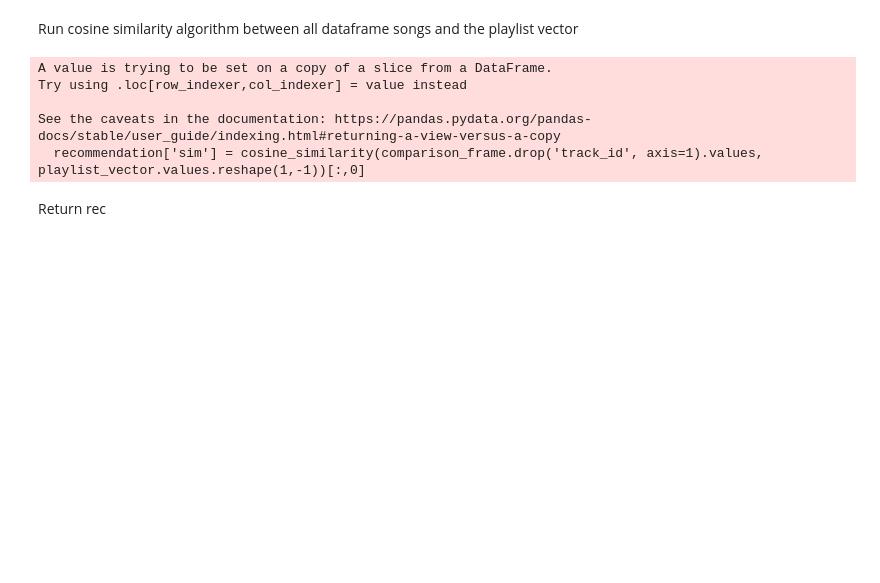
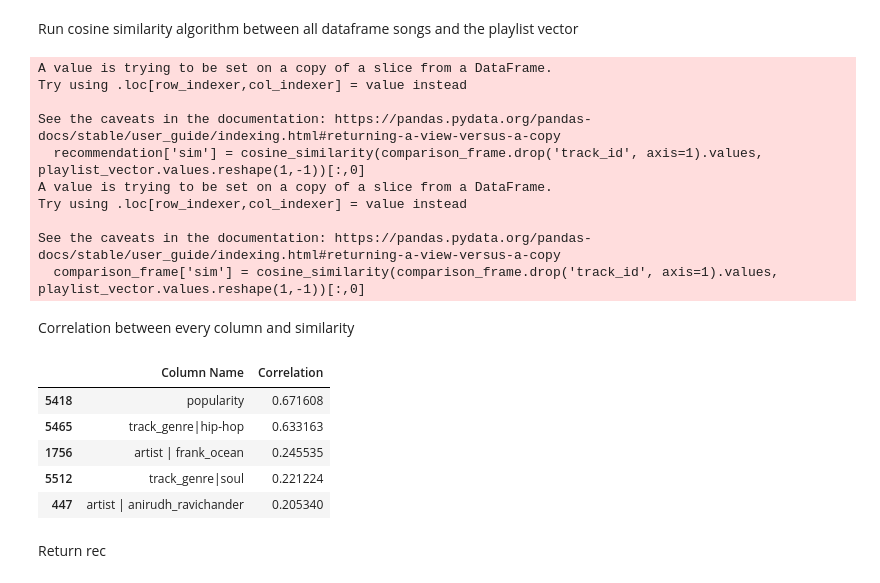
Before and after one commit to kev-ae/ds1-course_project, a Jupyter notebook: cbf.ipynb, the cells around one changed output. Drawn from its saved outputs; the diff is of its cells as text; code cells hidden in the pictures; blank space fills up the shorter version.

Commit message:
Data analysis

```diff
--- a/cbf.ipynb
+++ b/cbf.ipynb
@@ -163,12 +163,40 @@ recommendation = df[df['track_id'].isin(comparison_frame['track_id'].values)]
 
 #Go through each song in the dataframe and calculate similarity score with playlist vector
 recommendation['sim'] = cosine_similarity(comparison_frame.drop('track_id', axis=1).values, playlist_vector.values.reshape(1,-1))[:,0]
+comparison_frame['sim'] = cosine_similarity(comparison_frame.drop('track_id', axis=1).values, playlist_vector.values.reshape(1,-1))[:,0]
 # %% [output]
 A value is trying to be set on a copy of a slice from a DataFrame.
 Try using .loc[row_indexer,col_indexer] = value instead
 
 See the caveats in the documentation: https://pandas.pydata.org/pandas-docs/stable/user_guide/indexing.html#returning-a-view-versus-a-copy
   recommendation['sim'] = cosine_similarity(comparison_frame.drop('track_id', axis=1).values, playlist_vector.values.reshape(1,-1))[:,0]
+A value is trying to be set on a copy of a slice from a DataFrame.
+Try using .loc[row_indexer,col_indexer] = value instead
+
+See the caveats in the documentation: https://pandas.pydata.org/pandas-docs/stable/user_guide/indexing.html#returning-a-view-versus-a-copy
+  comparison_frame['sim'] = cosine_similarity(comparison_frame.drop('track_id', axis=1).values, playlist_vector.values.reshape(1,-1))[:,0]
+# %% [markdown]
+Correlation between every column and similarity
+# %%
+correlation_df = pd.DataFrame()
+correlation_df['Column Name'] = [""]
+correlation_df['Correlation'] = [0]
+
+for (column_name, _) in comparison_frame.iteritems():
+    if(column_name == 'sim' or column_name == 'track_name' or column_name == 'track_id'):
+        break
+    correlation_df.loc[len(correlation_df.index)] = [column_name, comparison_frame[column_name].corr(comparison_frame['sim'])]
+
+sorted_correlation_df = correlation_df.sort_values(by=['Correlation'], ascending=False)
+sorted_correlation_df.to_csv('./correlation.csv')
+sorted_correlation_df.head()
+# %% [output]
+|  | Column Name | Correlation |
+| 5418 | popularity | 0.671608 |
+| 5465 | track_genre|hip-hop | 0.633163 |
+| 1756 | artist | frank_ocean | 0.245535 |
+| 5512 | track_genre|soul | 0.221224 |
+| 447 | artist | anirudh_ravichander | 0.205340 |
 # %% [markdown]
 Return rec
 # %%
```
Also changed, not shown: 1 other file.
